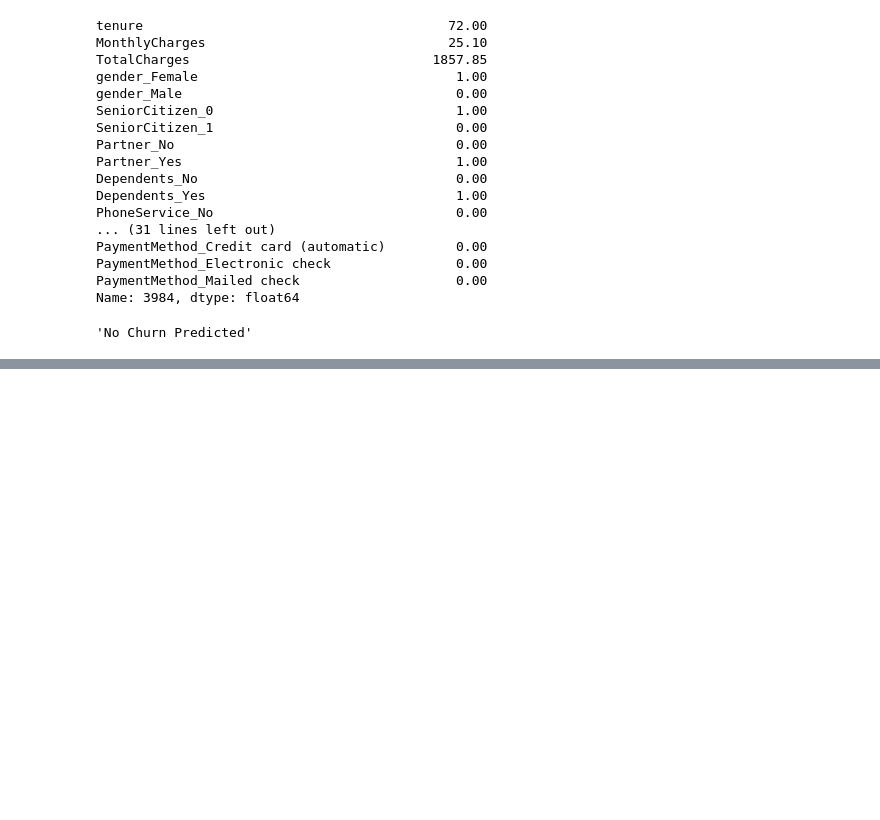
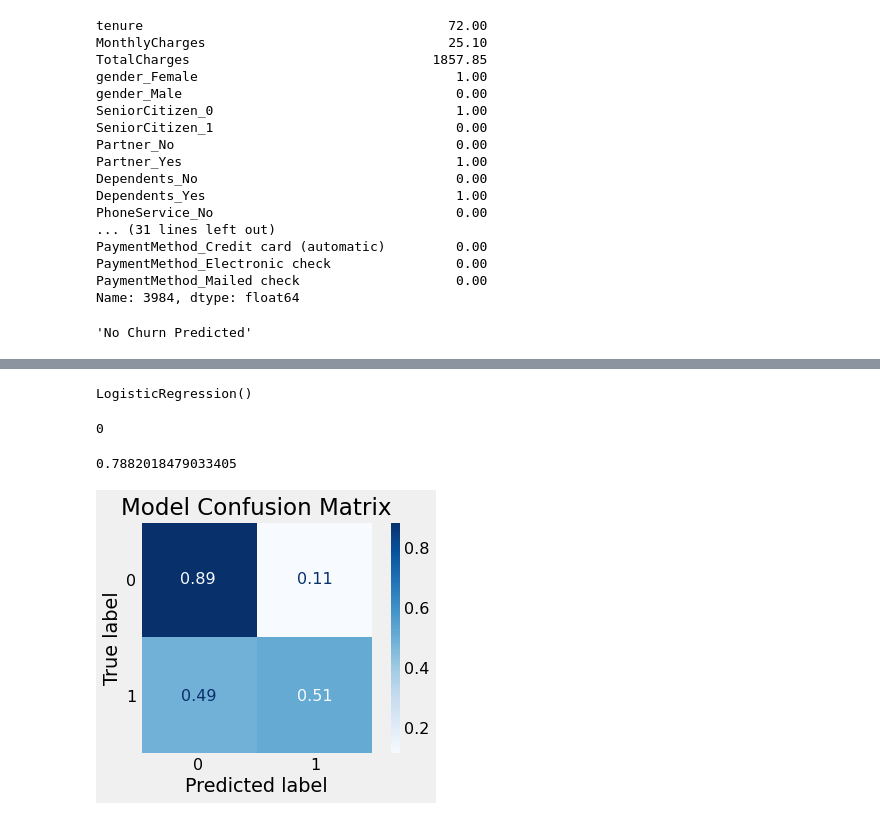
Before and after one commit to yuchild/erik_interviewqs, a Jupyter notebook: question_predicting_churn.ipynb, the cells around one changed output, grey strips where cells are left out. Drawn from its saved outputs; the diff is of its cells as text; code cells hidden in the pictures; blank space fills up the shorter version.

```diff
--- a/question_predicting_churn.ipynb
+++ b/question_predicting_churn.ipynb
@@ -522,0 +527,18 @@ predict(X_test.iloc[-1], rfc)
+# %%
+LR = LogisticRegression()
+# %%
+LR.fit(X_train, y_train)
+# %% [output]
+LogisticRegression()
+# %%
+LR.predict(np.array(X_test.iloc[-1]).reshape(1,-1))[0]
+# %% [output]
+0
+# %%
+LR.score(X_test, y_test)
+# %% [output]
+0.7882018479033405
+# %%
+confusion_mat(X_test, y_test, LR)
+# %% [output]
+[figure, added]
```
Also changed, not shown: parts of 5 cells of this notebook.
